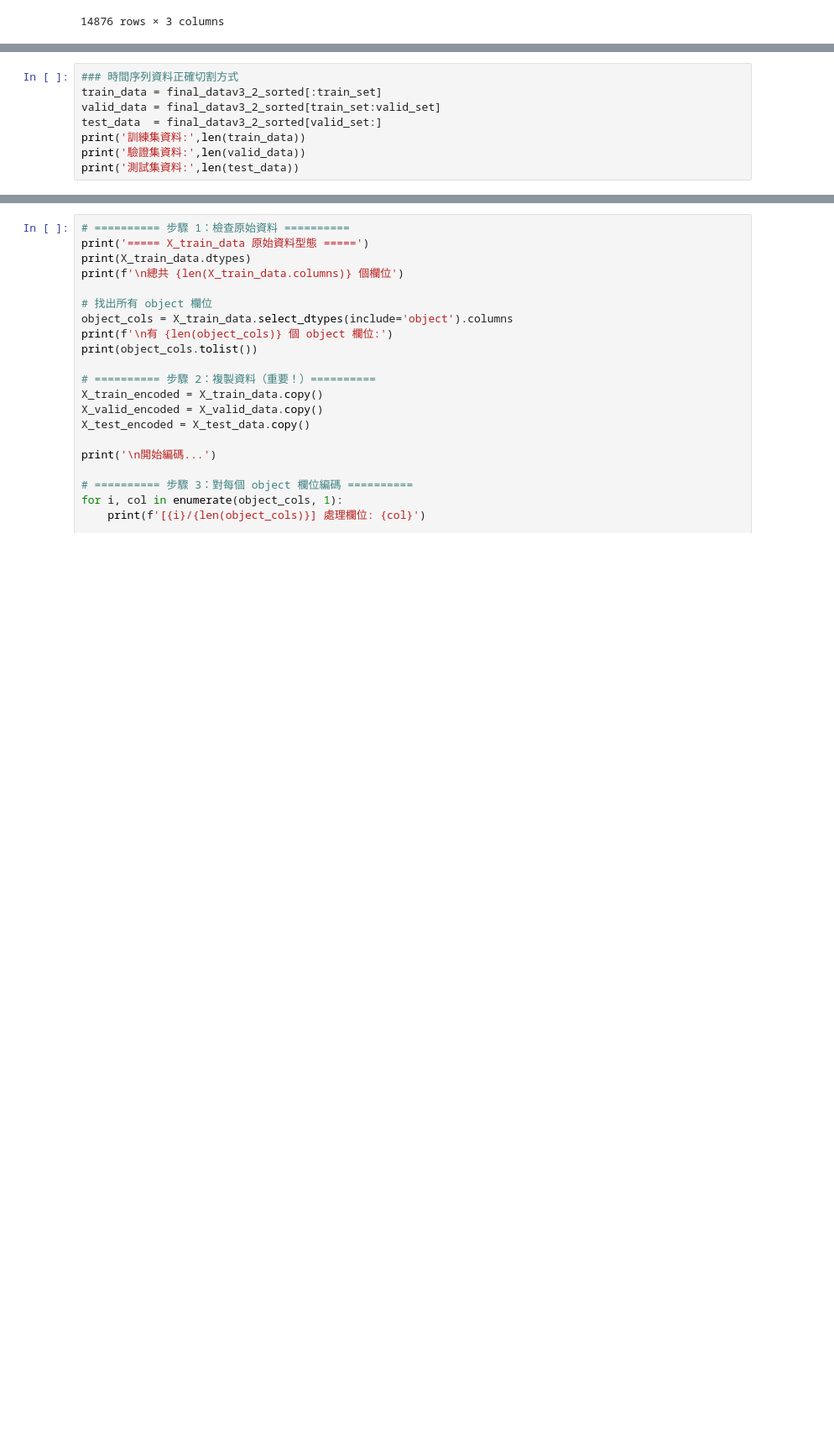
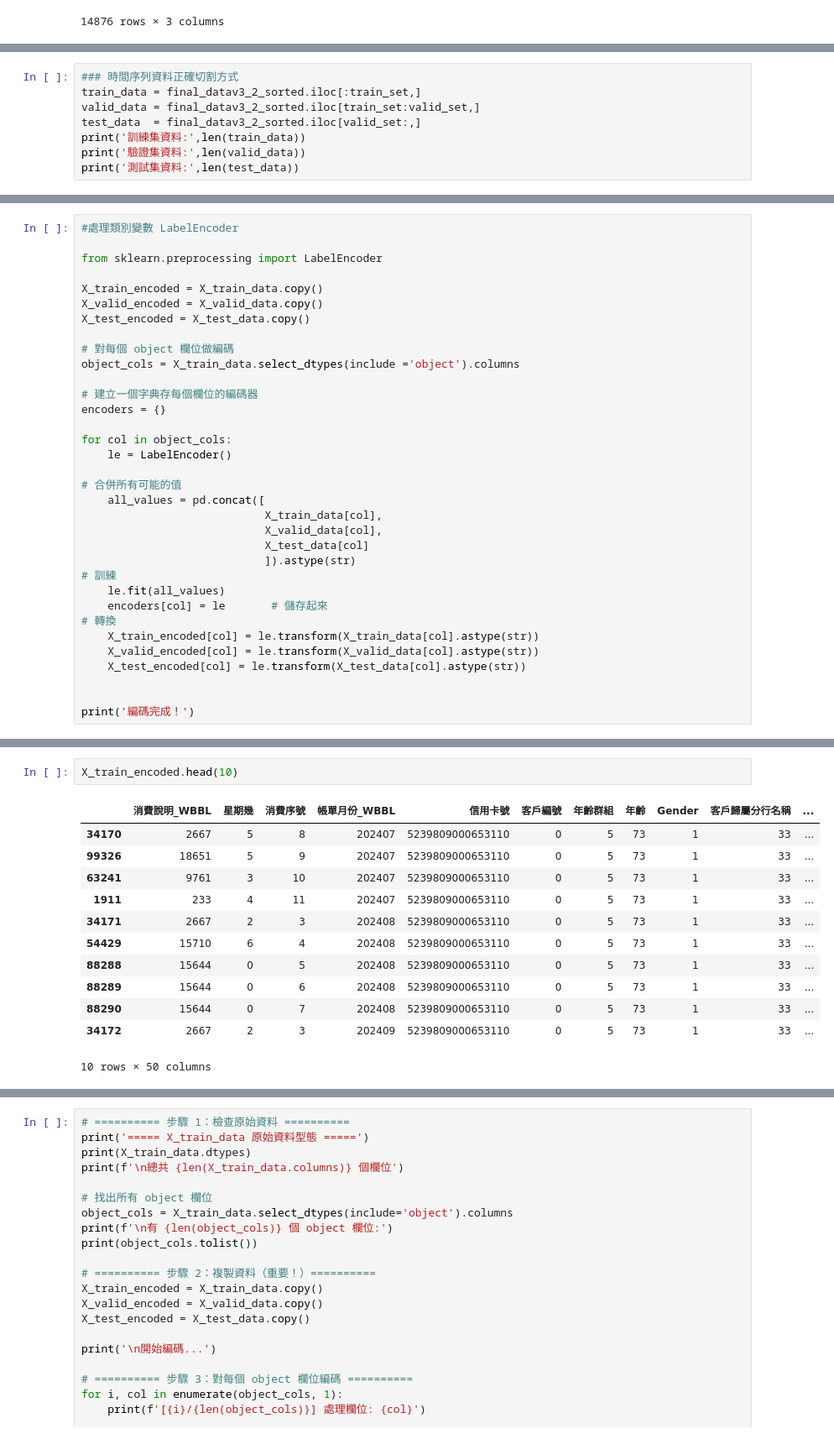
Before and after one commit to Skateboardguy/Temporary_File_Documents, a Jupyter notebook: CreditDatav4_時間序列.ipynb, the cells around one changed output, grey strips where cells are left out. Shown at 84% size. Cells and saved outputs as stored; diff of their text form; blank space fills up the shorter version.

```diff
--- a/CreditDatav4_時間序列.ipynb
+++ b/CreditDatav4_時間序列.ipynb
@@ -2179,8 +108,8 @@ print(train_set+(valid_set-train_set+1)+test_set)
 # %%
 ### 時間序列資料正確切割方式
-train_data = final_datav3_2_sorted[:train_set]
-valid_data = final_datav3_2_sorted[train_set:valid_set]
-test_data  = final_datav3_2_sorted[valid_set:]
+train_data = final_datav3_2_sorted.iloc[:train_set,]
+valid_data = final_datav3_2_sorted.iloc[train_set:valid_set,]
+test_data  = final_datav3_2_sorted.iloc[valid_set:,]
 print('訓練集資料:',len(train_data))
 print('驗證集資料:',len(valid_data))
 print('測試集資料:',len(test_data))
@@ -2384,0 +192,34 @@ C:\Users\b003087\AppData\Local\anaconda3\Lib\site-packages\xgboost\__init__.py
+# %%
+#處理類別變數 LabelEncoder
+
+from sklearn.preprocessing import LabelEncoder
+
+X_train_encoded = X_train_data.copy()
+X_valid_encoded = X_valid_data.copy()
+X_test_encoded = X_test_data.copy()
+
+# 對每個 object 欄位做編碼
+object_cols = X_train_data.select_dtypes(include ='object').columns
+
+# 建立一個字典存每個欄位的編碼器
+encoders = {}
+
+for col in object_cols:
+    le = LabelEncoder()
+
+# 合併所有可能的值
+    all_values = pd.concat([
+                            X_train_data[col],
+                            X_valid_data[col],
+                            X_test_data[col]
+                            ]).astype(str)
+# 訓練
+    le.fit(all_values)
+    encoders[col] = le       # 儲存起來
+# 轉換
+    X_train_encoded[col] = le.transform(X_train_data[col].astype(str))
+    X_valid_encoded[col] = le.transform(X_valid_data[col].astype(str))
+    X_test_encoded[col] = le.transform(X_test_data[col].astype(str))
+
+
+print('編碼完成！')
@@ -2384,0 +240,15 @@ C:\Users\b003087\AppData\Local\anaconda3\Lib\site-packages\xgboost\__init__.py
+# %%
+X_train_encoded.head(10)
+# %% [output]
+|  | 消費說明_WBBL | 星期幾 | 消費序號 | 帳單月份_WBBL | 信用卡號 | 客戶編號 | 年齡群組 | 年齡 | Gender | 客戶歸屬分行名稱 | ... |
+| 34170 | 2667 | 5 | 8 | 202407 | 5239809000653110 | 0 | 5 | 73 | 1 | 33 | ... |
+| 99326 | 18651 | 5 | 9 | 202407 | 5239809000653110 | 0 | 5 | 73 | 1 | 33 | ... |
+| 63241 | 9761 | 3 | 10 | 202407 | 5239809000653110 | 0 | 5 | 73 | 1 | 33 | ... |
+| 1911 | 233 | 4 | 11 | 202407 | 5239809000653110 | 0 | 5 | 73 | 1 | 33 | ... |
+| 34171 | 2667 | 2 | 3 | 202408 | 5239809000653110 | 0 | 5 | 73 | 1 | 33 | ... |
+| 54429 | 15710 | 6 | 4 | 202408 | 5239809000653110 | 0 | 5 | 73 | 1 | 33 | ... |
+| 88288 | 15644 | 0 | 5 | 202408 | 5239809000653110 | 0 | 5 | 73 | 1 | 33 | ... |
+| 88289 | 15644 | 0 | 6 | 202408 | 5239809000653110 | 0 | 5 | 73 | 1 | 33 | ... |
+| 88290 | 15644 | 0 | 7 | 202408 | 5239809000653110 | 0 | 5 | 73 | 1 | 33 | ... |
+| 34172 | 2667 | 2 | 3 | 202409 | 5239809000653110 | 0 | 5 | 73 | 1 | 33 | ... |
+10 rows × 50 columns
```
Also changed, not shown: parts of 165 cells of this notebook.
